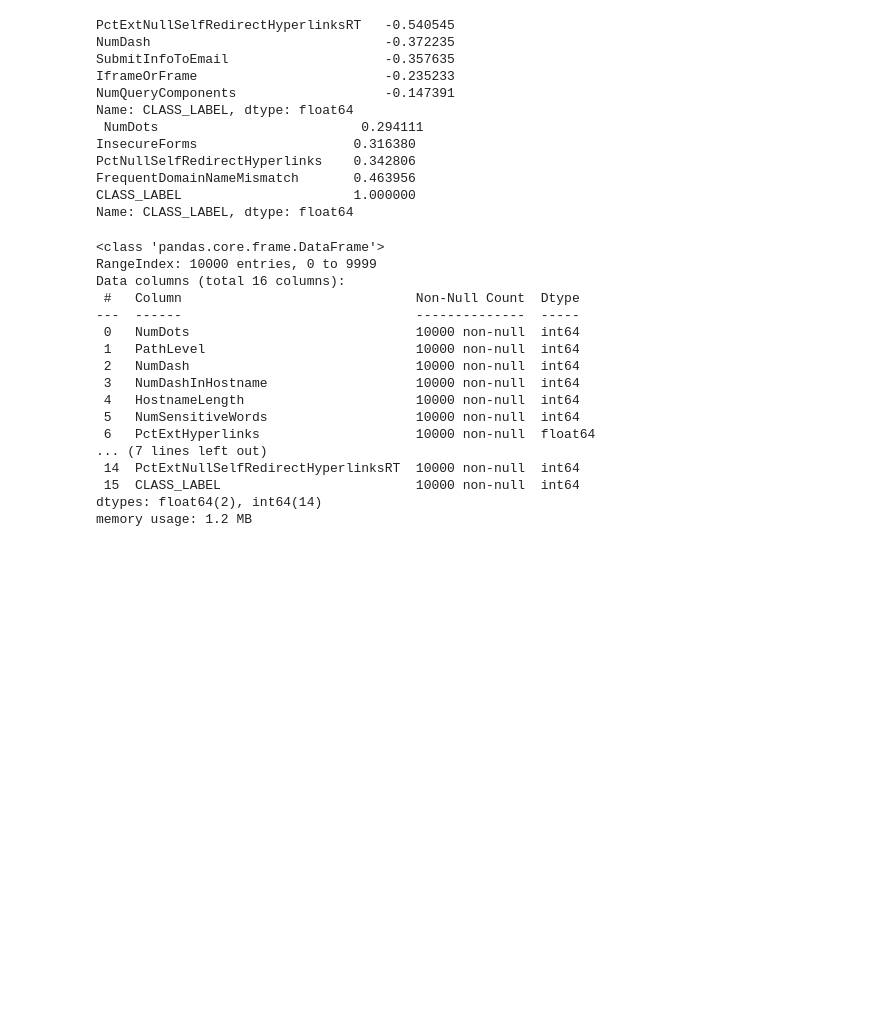
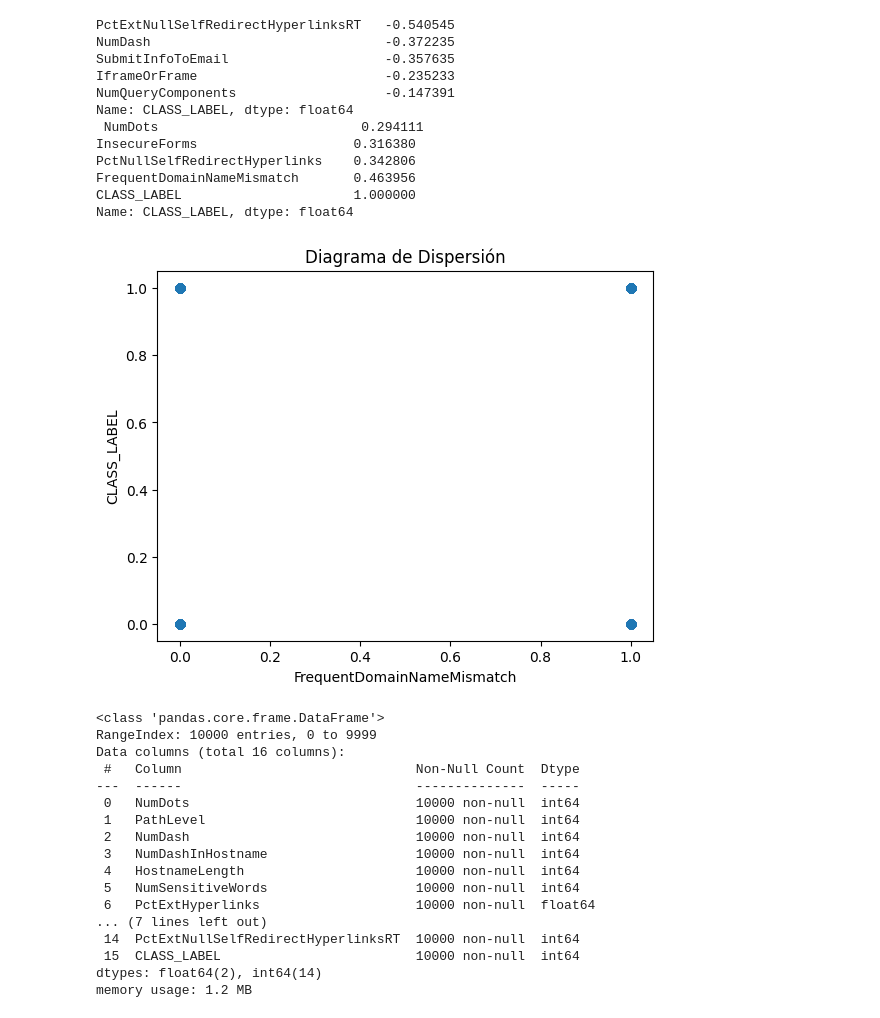
Before and after one commit to AnyCoba/Detecci-n-de-Phishing, a Jupyter notebook: notebooks/02_Limpieza_EDA.ipynb, the cells around one changed output. Drawn from its saved outputs; the diff is of its cells as text; code cells hidden in the pictures; blank space fills up the shorter version.

```diff
--- a/notebooks/02_Limpieza_EDA.ipynb
+++ b/notebooks/02_Limpieza_EDA.ipynb
@@ -109,6 +129,13 @@ PctNullSelfRedirectHyperlinks    0.342806
 FrequentDomainNameMismatch       0.463956
 CLASS_LABEL                      1.000000
 Name: CLASS_LABEL, dtype: float64
+# %%
+plt.scatter(df['FrequentDomainNameMismatch'], df['CLASS_LABEL'])
+plt.xlabel('FrequentDomainNameMismatch')
+plt.ylabel('CLASS_LABEL')                                                 # ? Mirar las gráficas de la guía.
+plt.title('Diagrama de Dispersión');
+# %% [output]
+[figure, added]
 # %%
 # Pruebo a filtrar para mostrar con un mapa de calor las variables que están más correlacionadas
 # %%
```
Also changed, not shown: parts of 4 cells of this notebook, 2 other files.
